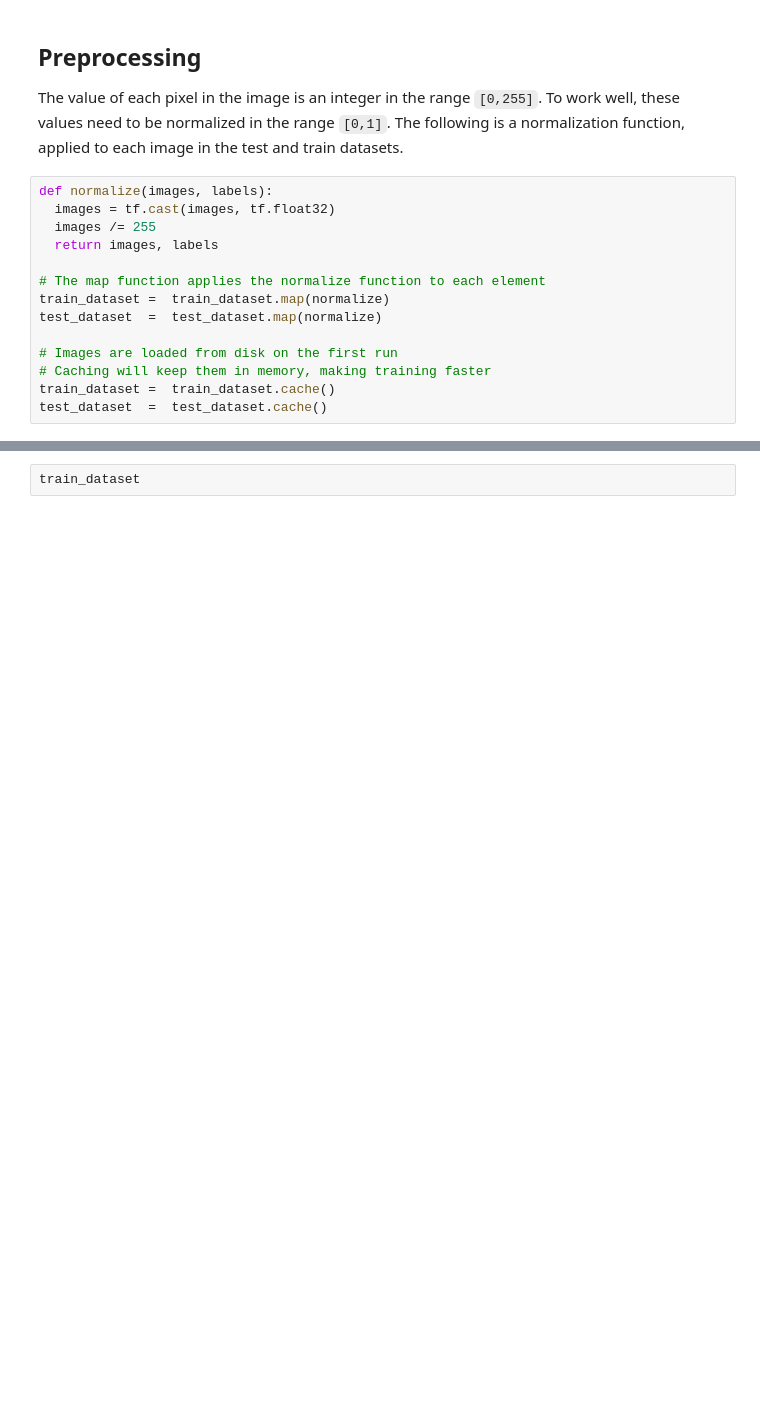
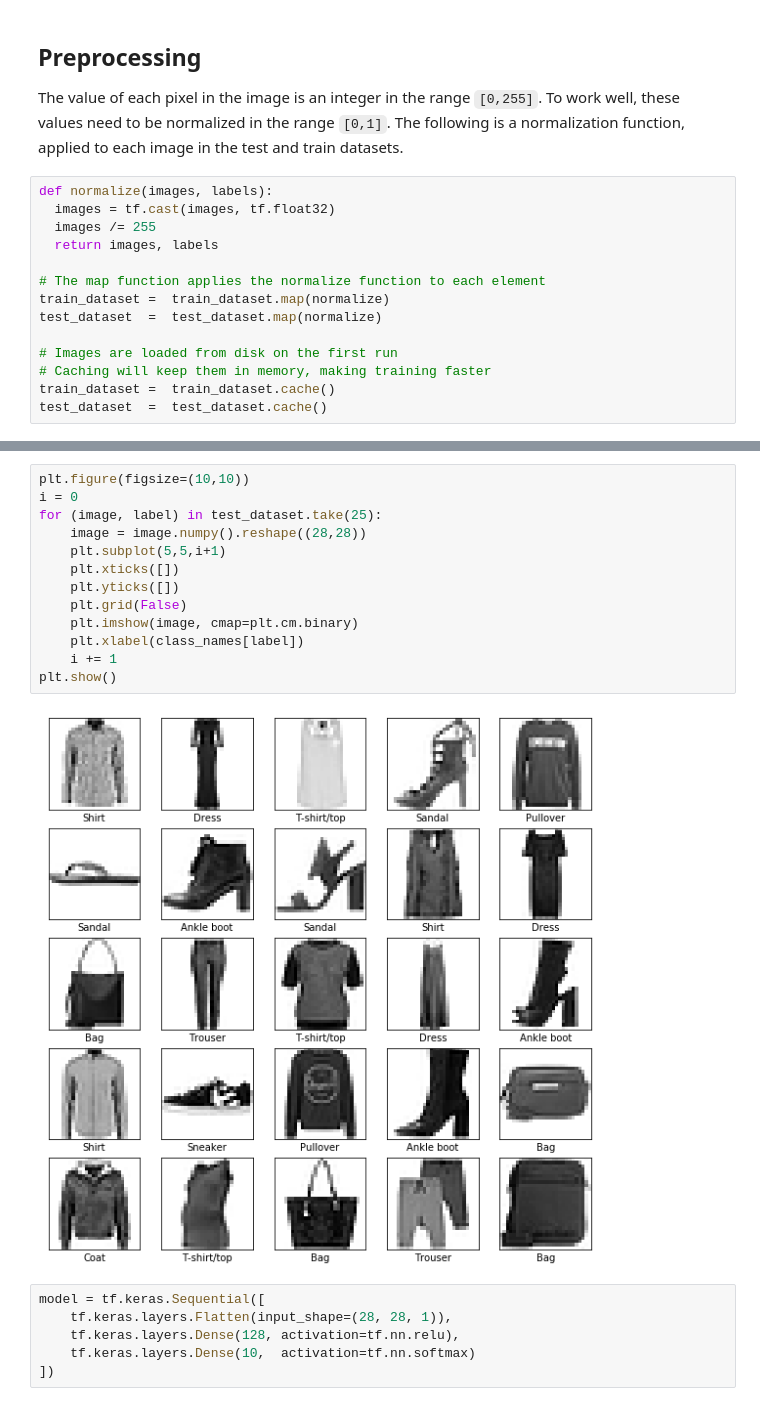
Before and after one commit to SoumyadeepB/Machine-Learning, a Jupyter notebook: FashionMNIST/Classify Clothing.ipynb, the cells around one changed output, grey strips where cells are left out. Cells and saved outputs as stored; diff of their text form; blank space fills up the shorter version.

Commit message:
Classifying the MNIST Fashion dataset

```diff
--- a/FashionMNIST/Classify Clothing.ipynb
+++ b/FashionMNIST/Classify Clothing.ipynb
@@ -86,2 +91,21 @@ plt.show()
-# %%
-train_dataset
+# %%
+plt.figure(figsize=(10,10))
+i = 0
+for (image, label) in test_dataset.take(25):
+    image = image.numpy().reshape((28,28))
+    plt.subplot(5,5,i+1)
+    plt.xticks([])
+    plt.yticks([])
+    plt.grid(False)
+    plt.imshow(image, cmap=plt.cm.binary)
+    plt.xlabel(class_names[label])
+    i += 1
+plt.show()
+# %% [output]
+[figure, added]
+# %%
+model = tf.keras.Sequential([
+    tf.keras.layers.Flatten(input_shape=(28, 28, 1)),
+    tf.keras.layers.Dense(128, activation=tf.nn.relu),
+    tf.keras.layers.Dense(10,  activation=tf.nn.softmax)
+])
```
Also changed, not shown: parts of 8 cells of this notebook.
